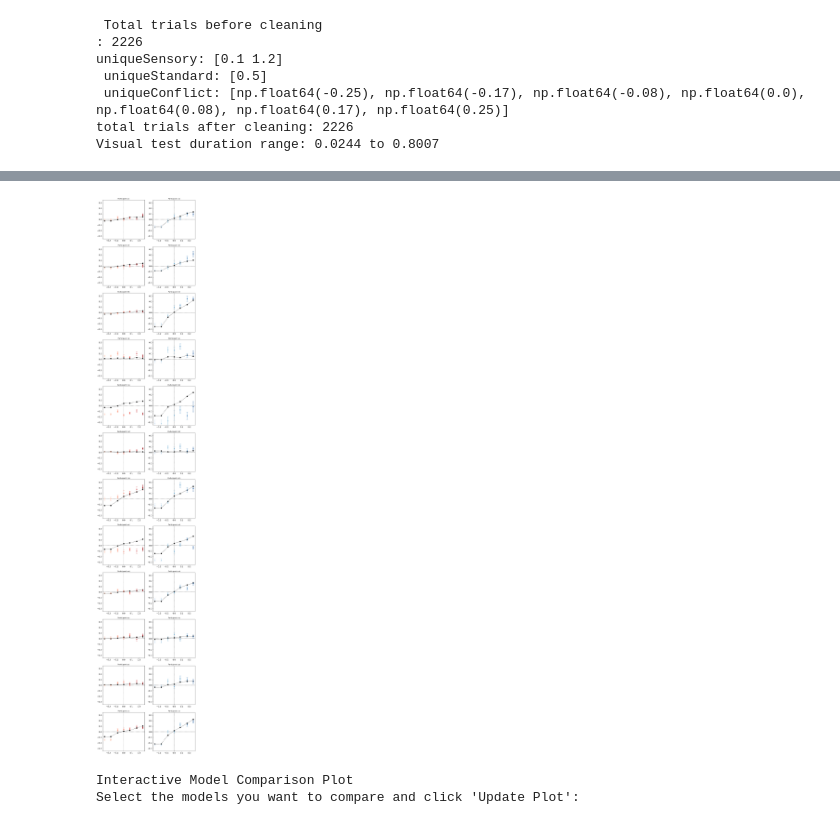
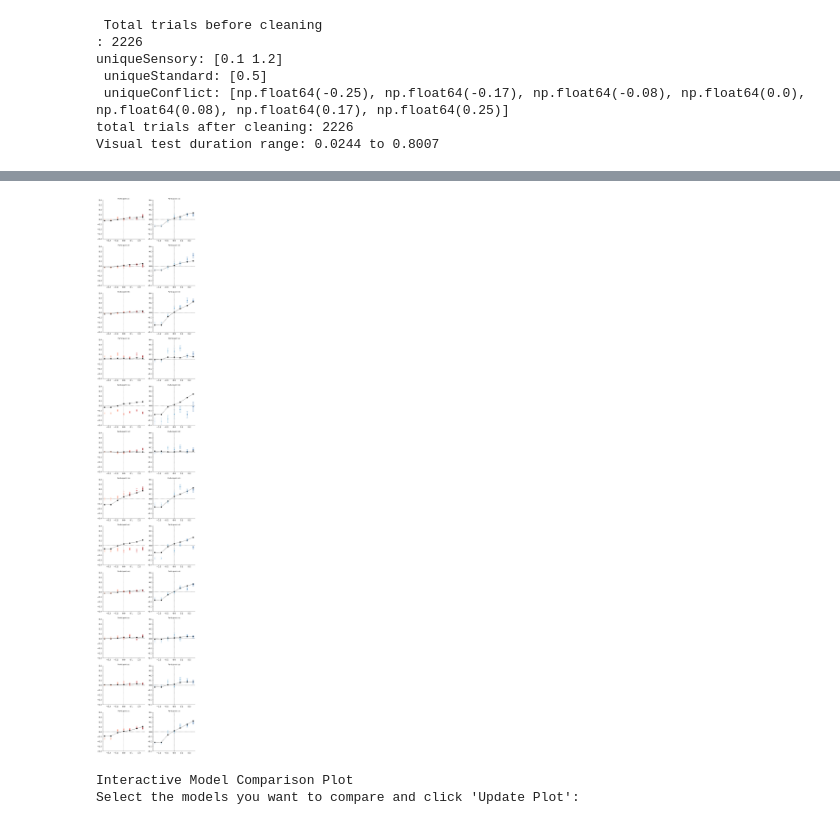
Before and after one commit to omeryildiran/av-dur-estimation, a Jupyter notebook: plotAllModelFits.ipynb, the cells around one changed output, grey strips where cells are left out. Saved outputs shown, nothing was run; the diff lists cells and outputs as text; code cells hidden in the pictures.

Commit message:
plot all model fits are in good shape

```diff
--- a/plotAllModelFits.ipynb
+++ b/plotAllModelFits.ipynb
@@ -363,11 +363,15 @@ for pNum,participantID in enumerate(participantIds):
                 #plt.ylabel("PSE shift (ms)", fontsize=16)
                 plt.axhline(y=0, color='gray', linestyle='--')
                 plt.axvline(x=0, color='gray', linestyle='--')
-                plt.ylim(-0.35, 0.35)
+                plt.ylim(-0.4, 0.4)
                 #plt.title(f"{self.dataName} AV,A Duration Comp. Noise: {audioNoiseLevel}", fontsize=16)
 
                 plt.xticks(fontsize=14)
                 plt.yticks(fontsize=14)
+                ax = plt.gca()
+                ax.spines['top'].set_visible(False)
+                ax.spines['right'].set_visible(False)
+                #ax.spines['bottom'].set_visible(False)
 
             # Convert lists to arrays and sort them for a proper line plot
             conflict_levels = np.array(conflict_levels)
@@ -398,4 +402,4 @@ Loaded bootstrapped params for sx from [[0.04191583162893325, 0.0, 0.00723017487
-[figure, old version]
+[figure, new version]
 # %%
 # Interactive plotting with model selection
 import ipywidgets as widgets
```
Also changed, not shown: parts of 1 cell of this notebook, 4 other files.
